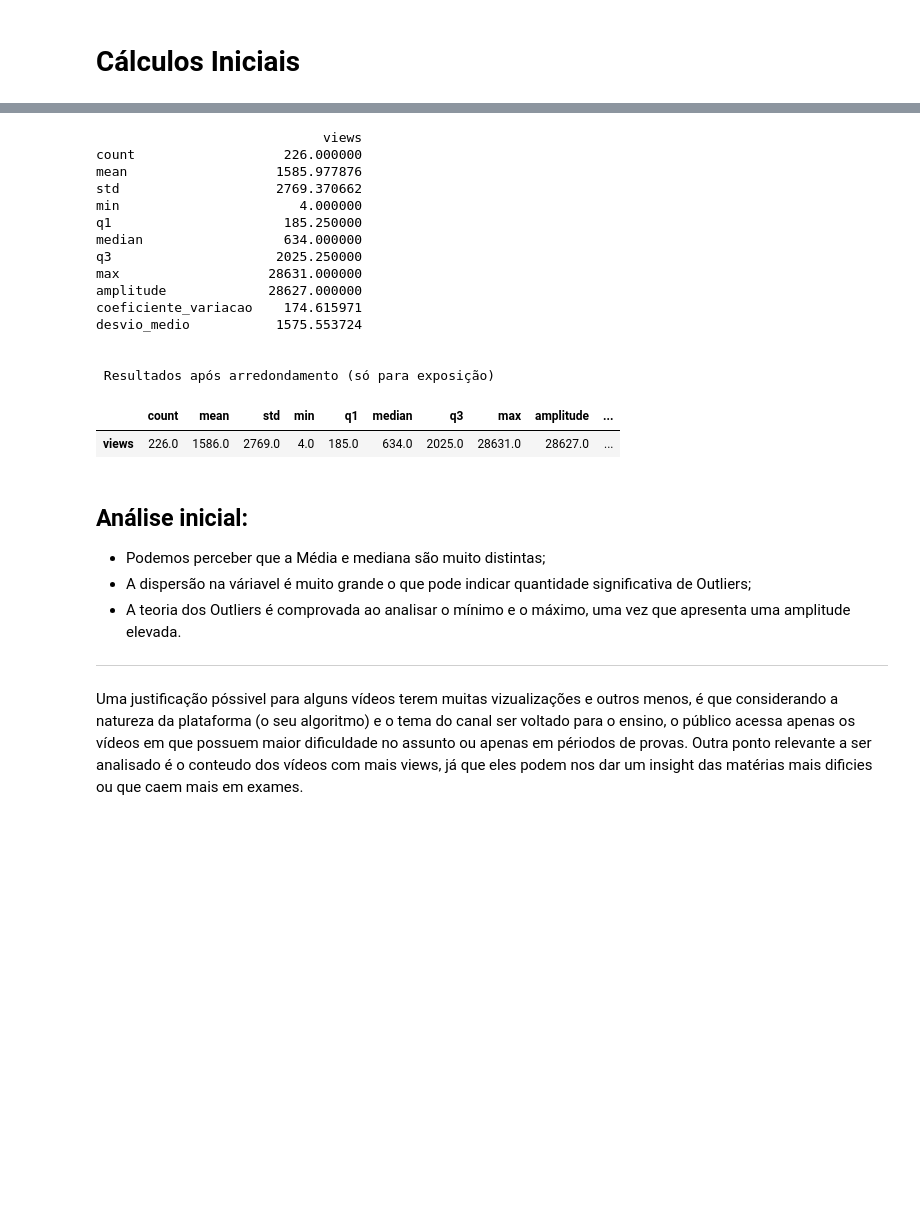
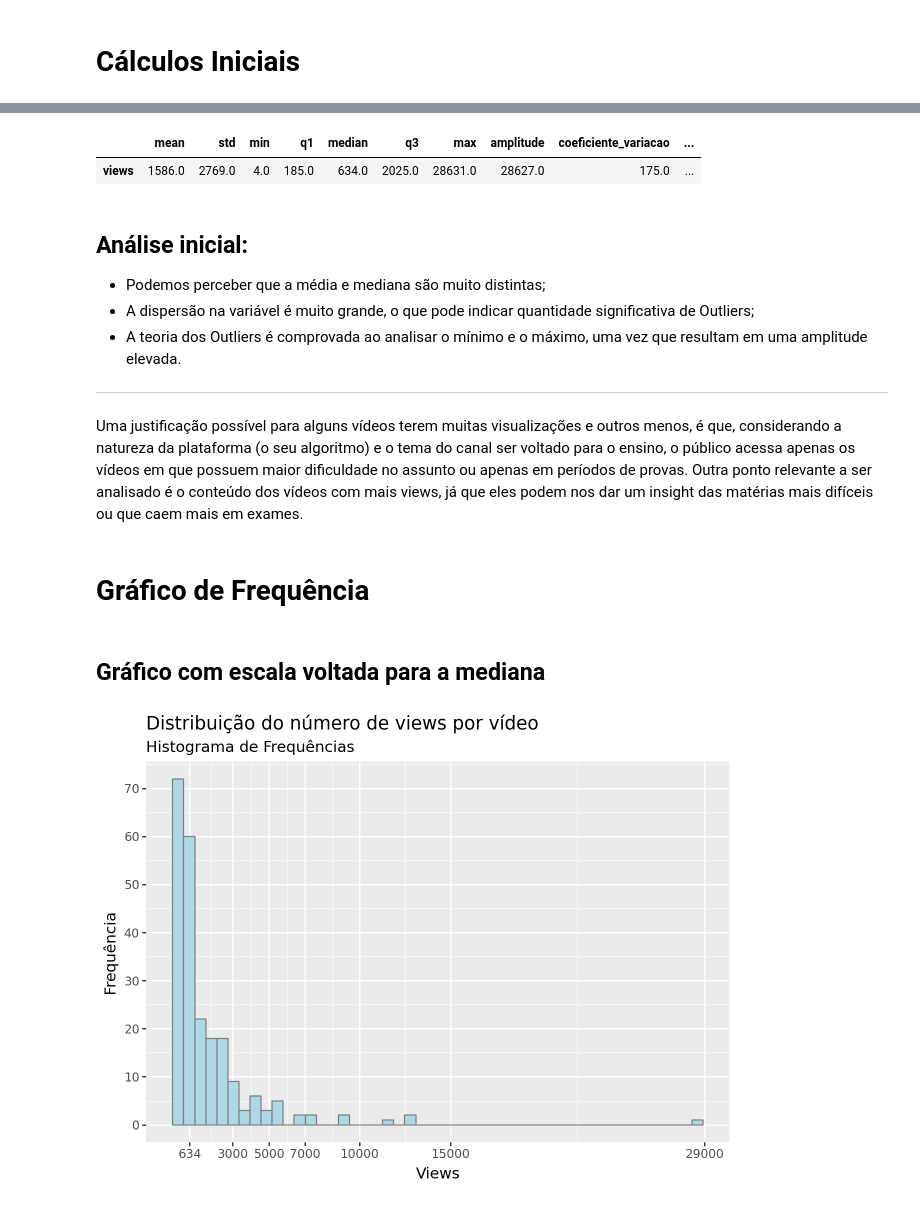
Before and after one commit to GiantMazelliWasHere/dados_youtubeTHM, a Jupyter notebook: views_youtube_THM.IPYNB, the cells around one changed output, grey strips where cells are left out. Cells and saved outputs as stored; diff of their text form; code cells hidden in the pictures; blank space fills up the shorter version.

```diff
--- a/views_youtube_THM.IPYNB
+++ b/views_youtube_THM.IPYNB
@@ -95,36 +90,31 @@ df_filtrado.head()
 # %%
 result = df.aggregate({
-    'views': ['count', 'mean', 'std', 'min',q1,'median',q3,'max', amplitude, coeficiente_variacao,desvio_medio],
+    'views': ['mean', 'std', 'min',q1,'median',q3,'max', amplitude, coeficiente_variacao,desvio_medio],
 })
+
+result.round(0).transpose()
+# %% [output]
+|  | mean | std | min | q1 | median | q3 | max | amplitude | coeficiente_variacao | ... |
+| views | 1586.0 | 2769.0 | 4.0 | 185.0 | 634.0 | 2025.0 | 28631.0 | 28627.0 | 175.0 | ... |
-# %%
-print(result,'\n')
-print('\n Resultados após arredondamento (só para exposição) \n')
-result.round(0).transpose()
-# %% [output]
-                             views
-count                   226.000000
-mean                   1585.977876
-std                    2769.370662
-min                       4.000000
-q1                      185.250000
-median                  634.000000
-q3                     2025.250000
-max                   28631.000000
-amplitude             28627.000000
-coeficiente_variacao    174.615971
-desvio_medio           1575.553724
-
-
- Resultados após arredondamento (só para exposição)
-|  | count | mean | std | min | q1 | median | q3 | max | amplitude | ... |
-| views | 226.0 | 1586.0 | 2769.0 | 4.0 | 185.0 | 634.0 | 2025.0 | 28631.0 | 28627.0 | ... |
 # %% [markdown]
 ## Análise inicial:
 
-*   Podemos perceber que a Média e mediana são muito distintas;
-*   A dispersão na váriavel é muito grande o que pode indicar quantidade significativa de Outliers;
-*   A teoria dos Outliers é comprovada ao analisar o mínimo e o máximo, uma vez que apresenta uma amplitude elevada.
+*   Podemos perceber que a média e mediana são muito distintas;
+*   A dispersão na variável é muito grande, o que pode indicar quantidade significativa de Outliers;
+*   A teoria dos Outliers é comprovada ao analisar o mínimo e o máximo, uma vez que resultam em uma amplitude elevada.
 
 ***
 
-Uma justificação póssivel para alguns vídeos terem muitas vizualizações e outros menos, é que considerando a natureza da plataforma (o seu algoritmo) e o tema do canal ser voltado para o ensino, o público acessa apenas os vídeos em que possuem maior dificuldade no assunto ou apenas em périodos de provas. Outra ponto relevante a ser analisado é o conteudo dos vídeos com mais views, já que eles podem nos dar um insight das matérias mais dificies ou que caem mais em exames.
+Uma justificação possível para alguns vídeos terem muitas visualizações e outros menos, é que, considerando a natureza da plataforma (o seu algoritmo) e o tema do canal ser voltado para o ensino, o público acessa apenas os vídeos em que possuem maior dificuldade no assunto ou apenas em períodos de provas. Outra ponto relevante a ser analisado é o conteúdo dos vídeos com mais views, já que eles podem nos dar um insight das matérias mais difíceis ou que caem mais em exames.
+# %% [markdown]
+# Gráfico de Frequência
+# %% [markdown]
+## Gráfico com escala voltada para a mediana
+# %%
+(ggplot(df_filtrado,aes(x='views'))+geom_histogram(fill='lightblue',colour='gray')+
+ scale_x_continuous(breaks=[634, 3000, 5000, 7000, 10000, 15000, 29000])+
+ scale_y_continuous(breaks=[0, 10, 20, 30, 40, 50, 60, 70, 80, 90, 100])+
+ labs(x='Views',y='Frequência',title='Distribuição do número de views por vídeo',subtitle='Histograma de Frequências')
+ )
+# %% [output]
+[figure, added]
```
Also changed, not shown: parts of 26 cells of this notebook, 2 other files.
